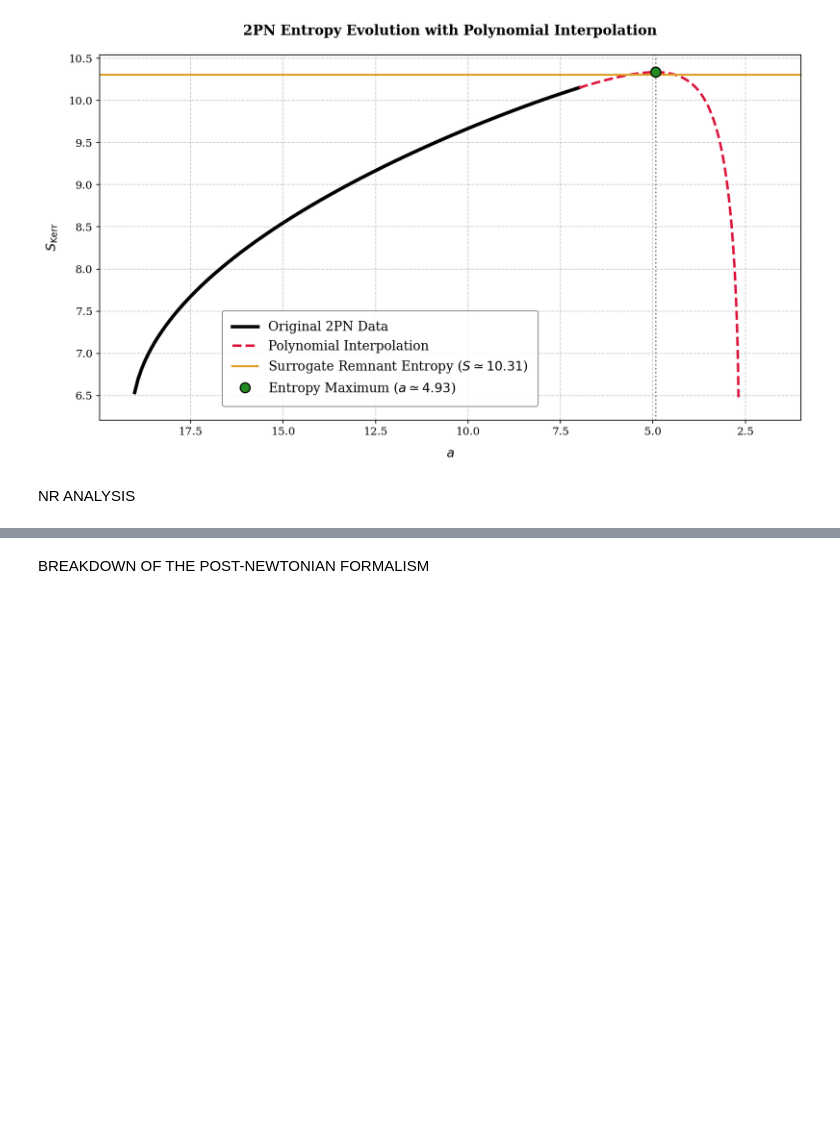
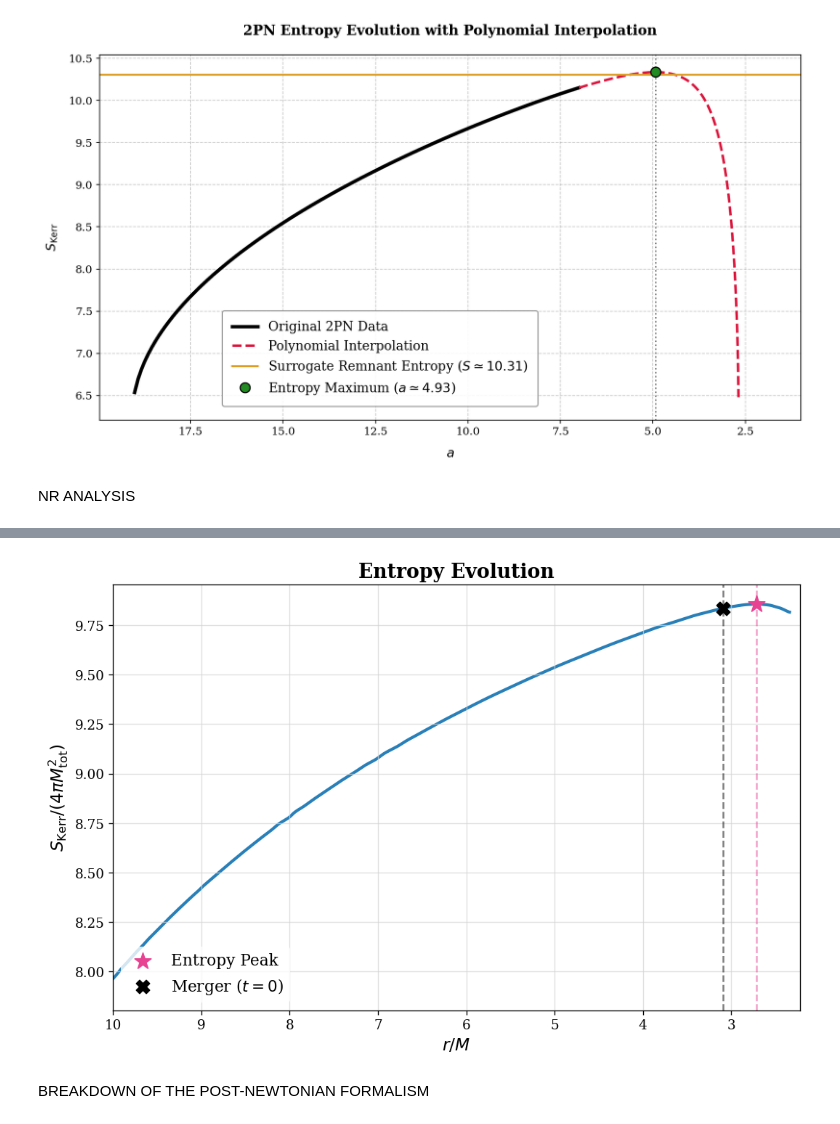
Before and after one commit to giacomobrugali/Entropy-conjecture, a Jupyter notebook: Entropy-conjecture/Newtonian_analysis/Aligned_spin.ipynb, the cells around one changed output, grey strips where cells are left out. Cells and saved outputs as stored; diff of their text form; code cells hidden in the pictures; blank space fills up the shorter version.

```diff
--- a/Entropy-conjecture/Newtonian_analysis/Aligned_spin.ipynb
+++ b/Entropy-conjecture/Newtonian_analysis/Aligned_spin.ipynb
@@ -151,6 +157,6 @@ def pade_2_1(x, p0, p1, p2, q1):
 # %%
 valid_mask = ~np.isnan(S)
-a_valid = a[valid_mask]
+a_valid = a_fit_1[valid_mask]
 M_valid = M_array[valid_mask]
 J_valid = J_array[valid_mask]
 
@@ -234,7 +240,7 @@ plt.show()
 POLYNOMIAL INTERPOLATION
 # %%
 valid_mask = ~np.isnan(S)
-a_valid = a[valid_mask]
+a_valid = a_fit_1[valid_mask]
 M_valid = M_array[valid_mask]
 J_valid = J_array[valid_mask]
 
@@ -323,4 +329,4 @@ times_NR = np.linspace(-1000, 0, 2000)
 # %%
-sur_wave_aligned = gws.LoadSurrogate('NRHybSur3dq8')
+sur_wave_aligned = gws.LoadSurrogate('NRSur7dq4')
 sur_remnant_aligned = surfinBH.LoadFits('NRSur3dq8Remnant')
 # %% [output]
@@ -406,3 +446,25 @@ plt.show()
+# %%
+plt.figure(figsize=(9, 6), dpi=120)
+plt.plot(r_clean, S_clean, lw=2.5, color='#2980b9', zorder=1)
+
+plt.scatter(r_peak, S_clean[idx_peak], color='#e84393', s=200, marker='*', zorder=4, label='Entropy Peak')
+plt.scatter(r_merger, S_clean[idx_merger], color='black', s=120, marker='X', zorder=3, label=r'Merger ($t=0$)')
+plt.axvline(r_peak, color='#e84393', linestyle='--', alpha=0.5, zorder=2)
+plt.axvline(r_merger, color='black', linestyle='--', alpha=0.5, zorder=2)
+
+plt.gca().invert_xaxis()
+plt.xlim(10.0, r_clean[-1] * 0.95)
+plt.ylim(np.min(S_clean[r_clean <= 10.0]) * 0.98, S_clean[idx_peak] * 1.01)
+
+plt.xlabel(r'$r/M$', fontsize=14)
+plt.ylabel(r'$S_{\mathrm{Kerr}} / (4\pi M_{\mathrm{tot}}^2)$', fontsize=14)
+plt.title('Entropy Evolution', fontsize=16, fontweight='bold')
+plt.legend(loc='lower left', fontsize=13, frameon=True, edgecolor='none')
+plt.grid(True, linestyle='-', color='lightgray', alpha=0.7)
+plt.tight_layout()
+plt.show()
+# %% [output]
+[figure, added]
 # %% [markdown]
 BREAKDOWN OF THE POST-NEWTONIAN FORMALISM
 # %% [markdown]
```
Also changed, not shown: parts of 42 cells of this notebook, 1 other file.
